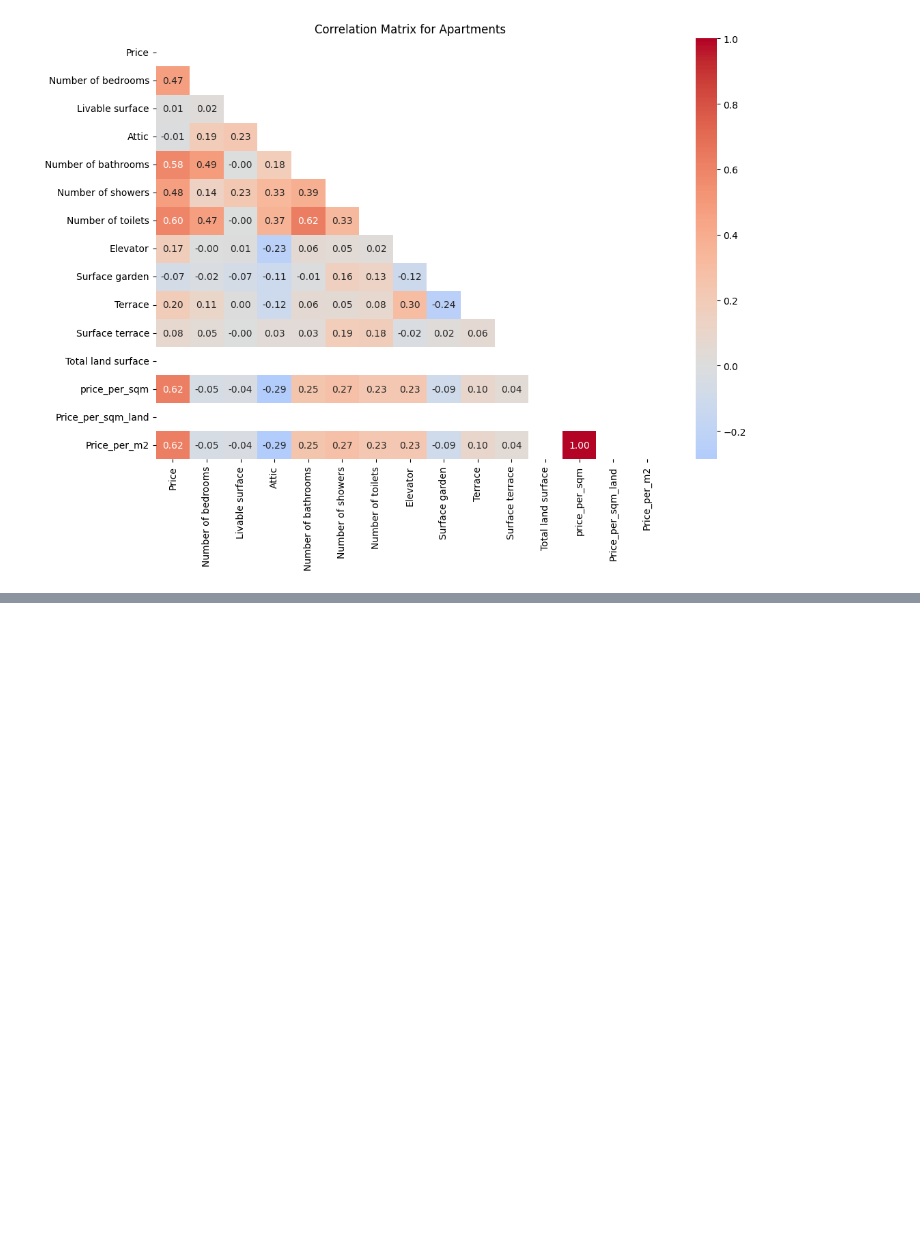
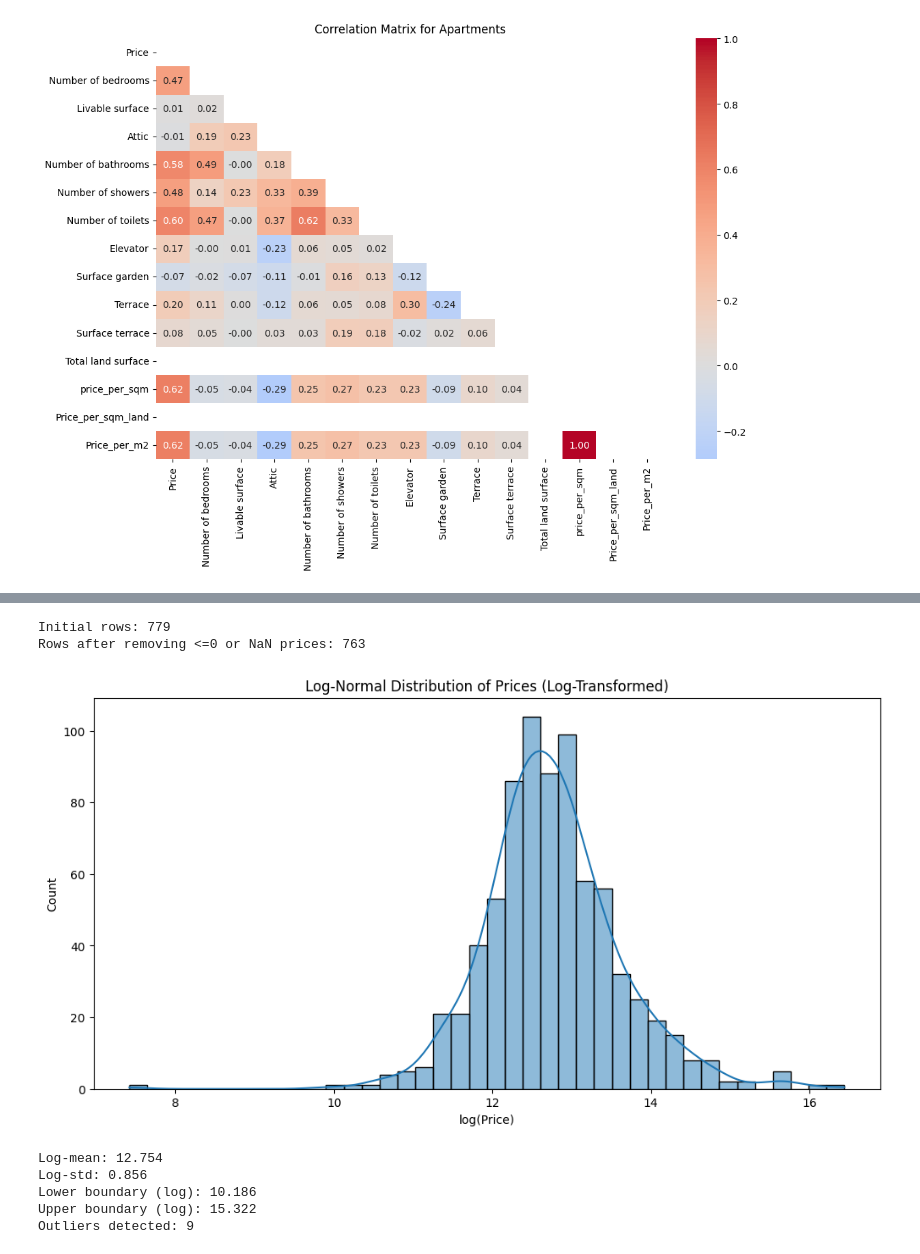
Before and after one commit to briguszmigusz/immo-eliza-data-analysis, a Jupyter notebook: analysis/astha/data_cleaning_visualization.ipynb, the cells around one changed output, grey strips where cells are left out. Cells and saved outputs as stored; diff of their text form; code cells hidden in the pictures; blank space fills up the shorter version.

Commit message:
updated business type

```diff
--- a/analysis/astha/data_cleaning_visualization.ipynb
+++ b/analysis/astha/data_cleaning_visualization.ipynb
@@ -1413,0 +1420,61 @@ Name: Price, dtype: float64
+# %%
+import matplotlib.pyplot as plt
+import seaborn as sns
+
+# -------------------------------
+# 1. CLEAN DATA
+# -------------------------------
+
+# Keep only positive prices and drop NaNs
+price_clean = business_df['Price'].replace([np.inf, -np.inf], np.nan)
+price_clean = price_clean[price_clean > 0].dropna()
+
+df_clean = business_df.loc[price_clean.index].copy()   # keep aligned rows
+
+print(f"Initial rows: {len(business_df)}")
+print(f"Rows after removing <=0 or NaN prices: {len(df_clean)}")
+
+# -------------------------------
+# 2. LOG-TRANSFORM PRICE
+# -------------------------------
+df_clean['log_price'] = np.log(df_clean['Price'])
+
+# Plot log distribution
+plt.figure(figsize=(12, 6))
+sns.histplot(df_clean['log_price'], kde=True, bins=40)
+plt.title("Log-Normal Distribution of Prices (Log-Transformed)")
+plt.xlabel("log(Price)")
+plt.show()
+
+
+# -------------------------------
+# 3. COMPUTE OUTLIER BOUNDARIES (on log scale)
+# -------------------------------
+log_mean = df_clean['log_price'].mean()
+log_std = df_clean['log_price'].std()
+
+lower_log = log_mean - 3 * log_std
+upper_log = log_mean + 3 * log_std
+
+print(f"Log-mean: {log_mean:.3f}")
+print(f"Log-std: {log_std:.3f}")
+print(f"Lower boundary (log): {lower_log:.3f}")
+print(f"Upper boundary (log): {upper_log:.3f}")
+
+
+# -------------------------------
+# 4. FIND OUTLIERS (log scale)
+# -------------------------------
+outliers = df_clean[(df_clean['log_price'] < lower_log) |
+                    (df_clean['log_price'] > upper_log)]
+
+print(f"Outliers detected: {len(outliers)}")
+# %% [output]
+Initial rows: 779
+Rows after removing <=0 or NaN prices: 763
+[figure, added]
+Log-mean: 12.754
+Log-std: 0.856
+Lower boundary (log): 10.186
+Upper boundary (log): 15.322
+Outliers detected: 9
```
Also changed, not shown: parts of 21 cells of this notebook, 3 other files.
